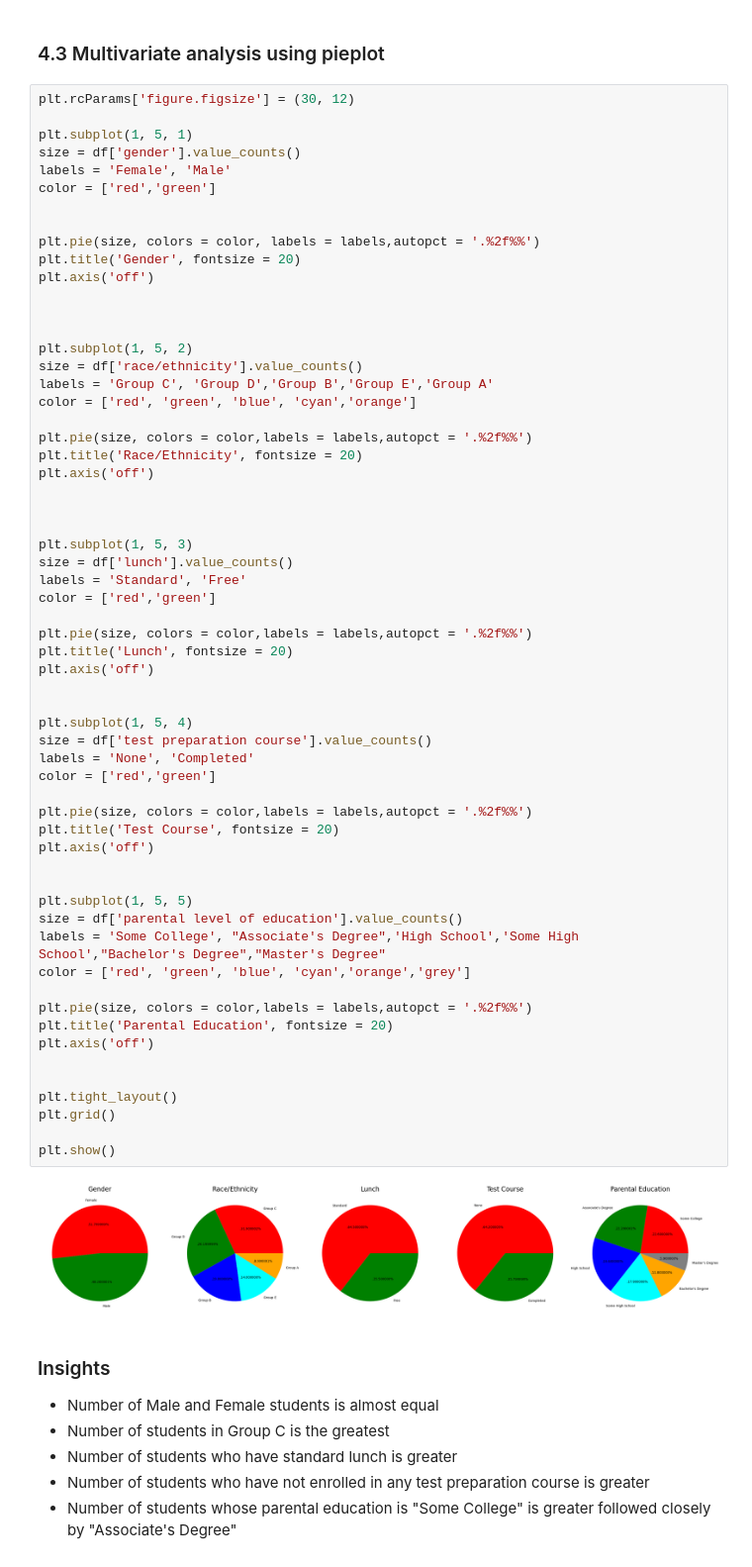
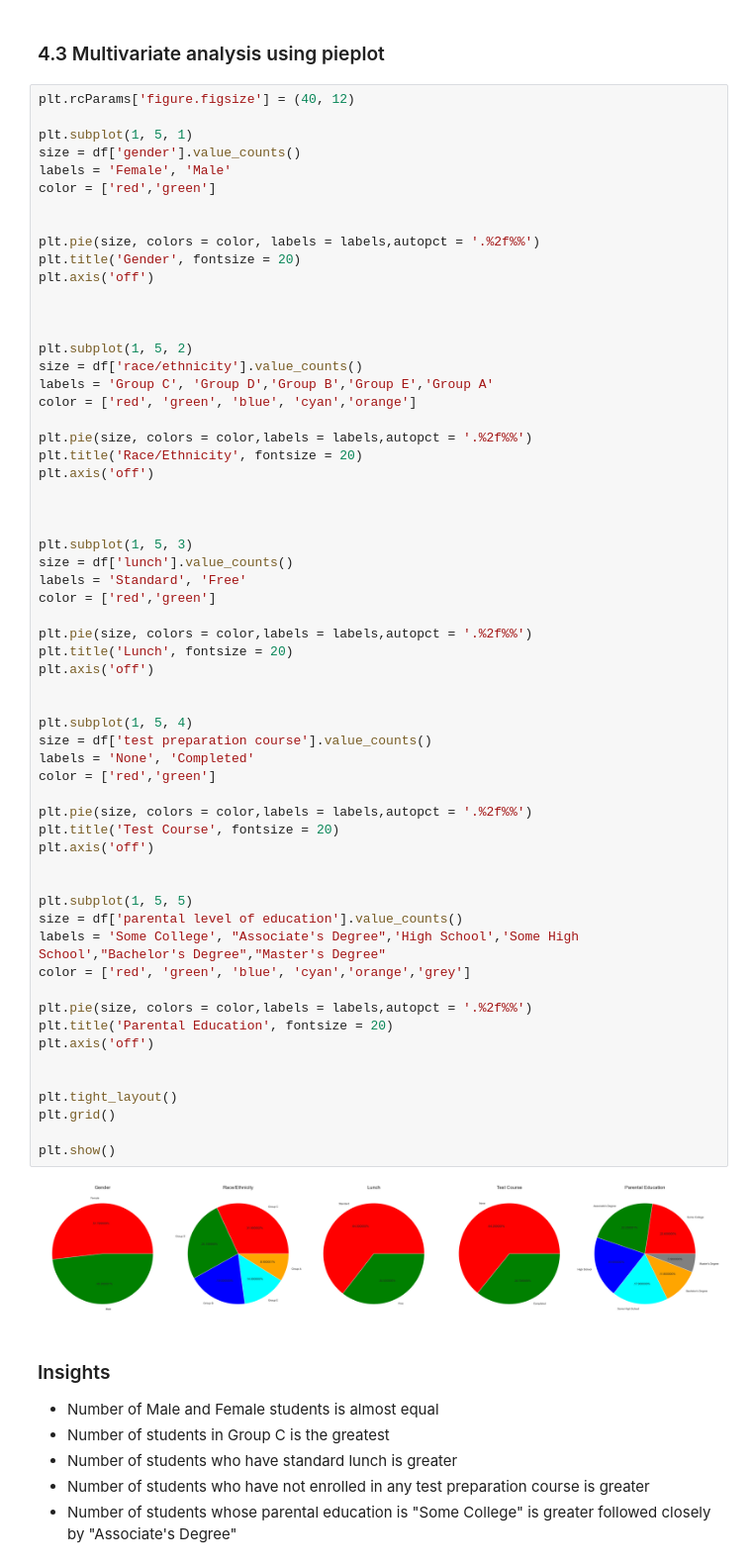
Before and after one commit to harshsinha-12/ml-project, a Jupyter notebook: notebooks/data/eda.ipynb, the cells around one changed output. Shown at 99% size. Cells and saved outputs as stored; diff of their text form.

```diff
--- a/notebooks/eda.ipynb
+++ b/notebooks/data/eda.ipynb
@@ -357,7 +356,7 @@ From the above three plots its clearly visible that most of the students score i
 # %% [markdown]
 ### 4.3 Multivariate analysis using pieplot
 # %%
-plt.rcParams['figure.figsize'] = (30, 12)
+plt.rcParams['figure.figsize'] = (40, 12)
 
 plt.subplot(1, 5, 1)
 size = df['gender'].value_counts()
@@ -390,34 +389,34 @@ color = ['red','green']
 plt.pie(size, colors = color,labels = labels,autopct = '.%2f%%')
 plt.title('Lunch', fontsize = 20)
 plt.axis('off')
 
 
 plt.subplot(1, 5, 4)
 size = df['test preparation course'].value_counts()
 labels = 'None', 'Completed'
 color = ['red','green']
 
 plt.pie(size, colors = color,labels = labels,autopct = '.%2f%%')
 plt.title('Test Course', fontsize = 20)
 plt.axis('off')
 
 
 plt.subplot(1, 5, 5)
 size = df['parental level of education'].value_counts()
 labels = 'Some College', "Associate's Degree",'High School','Some High School',"Bachelor's Degree","Master's Degree"
 color = ['red', 'green', 'blue', 'cyan','orange','grey']
 
 plt.pie(size, colors = color,labels = labels,autopct = '.%2f%%')
 plt.title('Parental Education', fontsize = 20)
 plt.axis('off')
 
 
 plt.tight_layout()
 plt.grid()
 
 plt.show()
 # %% [output]
-[figure, old version]
+[figure, new version]
 # %% [markdown]
 ### Insights
 - Number of Male and Female students is almost equal
```
Also changed, not shown: parts of 3 cells of this notebook, 5 other files.
